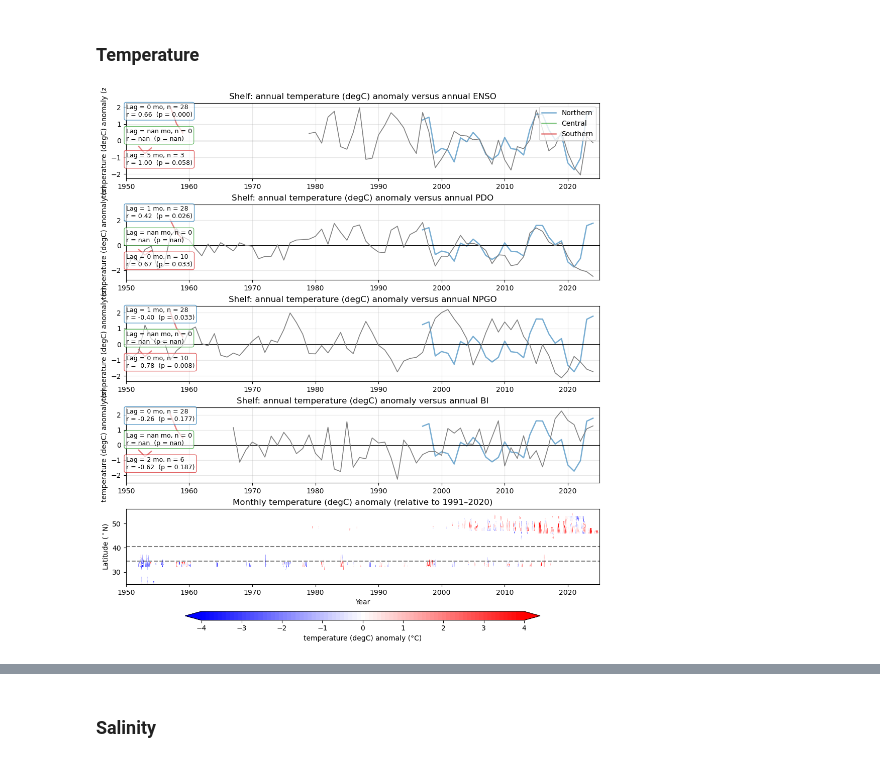
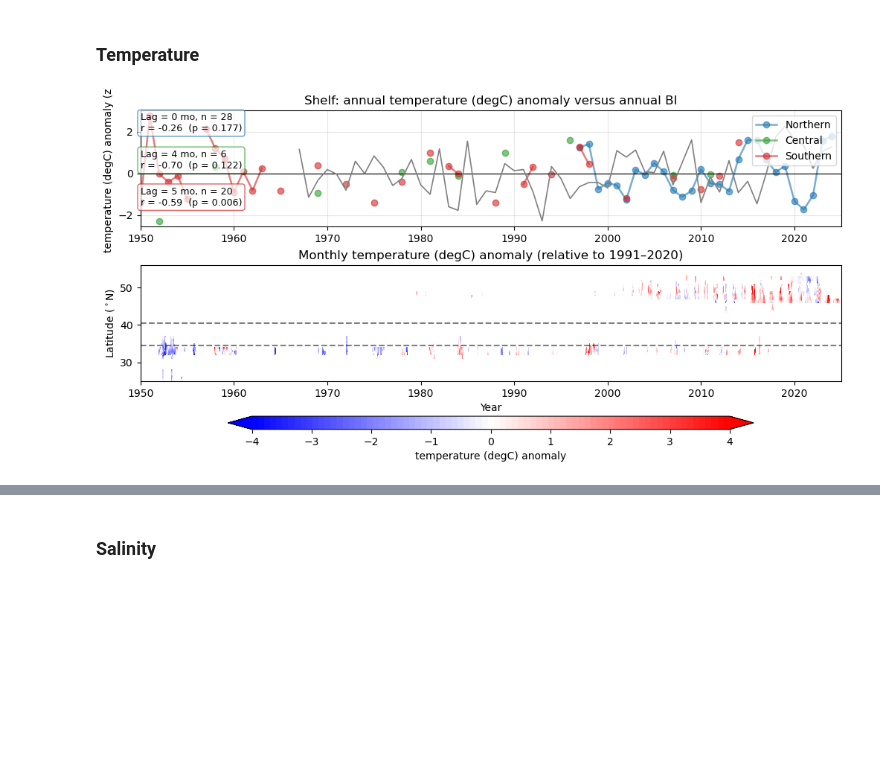
Before and after one commit to UBC-MOAD/analysis-becca, a Jupyter notebook: Synthesis/NaturalVariability_meanyear.ipynb, the cells around one changed output, grey strips where cells are left out. Saved outputs shown, nothing was run; the diff lists cells and outputs as text; code cells hidden in the pictures; blank space fills up the shorter version.

Commit message:
BI correlation and CC split, functionised some plotting

```diff
--- a/Synthesis/NaturalVariability_meanyear.ipynb
+++ b/Synthesis/NaturalVariability_meanyear.ipynb
@@ -191,5 +103,7 @@ bi = pd.read_csv(
 # %% [markdown]
 ## Functions
+# %%
+min_months = 6
 # %%
 # ---------- helpers ----------
 def _ensure_numeric(df, cols):
@@ -384,12 +448,8 @@ def annualize_for_plot(anom_1d_monthly, t_month, *, lag_months=0, min_months_per
 # %% [markdown]
 ### Temperature
 # %%
-
 obs_used = obs_shelf.copy()
 variable_str = 'temperature (degC)'
-
-start_yr = int(np.nanmin(obs_used.year[~np.isnan(obs_used[variable_str])]))
-end_yr   = int(np.nanmax(obs_used.year[~np.isnan(obs_used[variable_str])]))
 
 max_dist = np.nanmax(obs_used['latitude (degrees_north)'][~np.isnan(obs_used[variable_str])])
 min_dist = np.nanmin(obs_used['latitude (degrees_north)'][~np.isnan(obs_used[variable_str])])
@@ -400,78 +460,72 @@ dist_edges2 = np.arange(min_dist-0.1, max_dist+0.1, 1)
 base_period = (1991, 2020)
 
 # monthly anomalies needed for month-lagging
-anom_monthly_1, t_month = contour_prep_dist_monthly(
+anom_monthly, t_month = contour_prep_dist_monthly(
     obs_used, start_yr, end_yr, dist_edges1,
     variable_str, base_period=base_period, min_samples_per_cell=3
 )
 
 # ---------- plot ----------
-fig, ax = plt.subplots(5, 1, figsize=(10, 11), constrained_layout=True)
+fig, ax = plt.subplots(2, 1, figsize=(10, 5), constrained_layout=True)
 
-indices_name = ['ENSO', 'PDO', 'NPGO', 'BI']
-indices_ann  = [enso_ann, pdo_ann, npgo_ann, bi]   # <- annual mean indices (must exist)
+# annualize each regional anomaly series for plotting (no lag here; lag is reported in box)
+north_ann, t_year = monthly_anom_to_annual_after_lag(anom_monthly[2], t_month, lag_months=0)
+cent_ann, _  = monthly_anom_to_annual_after_lag(anom_monthly[1], t_month, lag_months=0)
+south_ann, _ = monthly_anom_to_annual_after_lag(anom_monthly[0], t_month, lag_months=0)
 
-# ---- top 3 panels: annual anomalies vs annual indices, but lag in months ----
-for i in range(4):
-    df2_ann = indices_ann[i]
 
-    # annualize each regional anomaly series for plotting (no lag here; lag is reported in box)
-    t_year, north_ann = annualize_for_plot(anom_monthly_1[2], t_month, lag_months=0, min_months_per_year=9)
-    _,      cent_ann  = annualize_for_plot(anom_monthly_1[1], t_month, lag_months=0, min_months_per_year=9)
-    _,      south_ann = annualize_for_plot(anom_monthly_1[0], t_month, lag_months=0, min_months_per_year=9)
+ax[0].plot(t_year, zscore(north_ann, nan_policy='omit'),
+               color='tab:blue', marker='o',lw=1.8, alpha=0.6, label='Northern')
+ax[0].plot(t_year, zscore(cent_ann, nan_policy='omit'),
+               color='tab:green', marker='o',lw=1.8, alpha=0.6, label='Central')
+ax[0].plot(t_year, zscore(south_ann, nan_policy='omit'),
+               color='tab:red', marker='o', lw=1.8, alpha=0.6, label='Southern')
 
-    ax[i].plot(t_year, zscore(north_ann, nan_policy='omit'),
-               color='tab:blue', lw=1.8, alpha=0.6, label='Northern')
-    ax[i].plot(t_year, zscore(cent_ann, nan_policy='omit'),
-               color='tab:green', lw=1.8, alpha=0.6, label='Central')
-    ax[i].plot(t_year, zscore(south_ann, nan_policy='omit'),
-               color='tab:red', lw=1.8, alpha=0.6, label='Southern')
+ax[0].axhline(0, color='k', lw=0.8)
+ax[0].grid(True, alpha=0.3)
+ax[0].set_xlim(start_yr, end_yr + 1)
+ax[0].set_ylabel(f'{variable_str} anomaly (z)')
+ax[0].set_title(f"Shelf: annual {variable_str} anomaly versus annual BI")
 
-    ax[i].axhline(0, color='k', lw=0.8)
-    ax[i].grid(True, alpha=0.3)
-    ax[i].set_xlim(start_yr, end_yr + 1)
-    ax[i].set_ylabel(f'{variable_str} anomaly (z)')
-    ax[i].set_title(f"Shelf: annual {variable_str} anomaly versus annual {indices_name[i]}")
+# stats boxes (best month-lag, computed on annualized anomalies)
+plot_panel_annual(ax[0], anom_monthly[2], t_month, bi,
+                      max_lag_months=6, colour='tab:blue', xloc=0, yloc=0.82)
+plot_panel_annual(ax[0], anom_monthly[1], t_month, bi,
+                      max_lag_months=6, colour='tab:green', xloc=0, yloc=0.50)
+plot_panel_annual(ax[0], anom_monthly[0], t_month, bi,
+                      max_lag_months=6, colour='tab:red', xloc=0, yloc=0.18)
 
-    # stats boxes (best month-lag, computed on annualized anomalies)
-    plot_panel_annual(ax[i], anom_monthly_1[2], t_month, df2_ann,
-                      max_lag_months=6, colour='tab:blue', xloc=0, yloc=0.82, min_months_per_year=9)
-    plot_panel_annual(ax[i], anom_monthly_1[1], t_month, df2_ann,
-                      max_lag_months=6, colour='tab:green', xloc=0, yloc=0.50, min_months_per_year=9)
-    plot_panel_annual(ax[i], anom_monthly_1[0], t_month, df2_ann,
-                      max_lag_months=6, colour='tab:red', xloc=0, yloc=0.18, min_months_per_year=9)
-
-    # plot annual index (also z-scored to match)
-    ax[i].plot(df2_ann['year'].to_numpy(),
-               zscore(df2_ann['index'].to_numpy(), nan_policy='omit'),
+# plot annual index (also z-scored to match)
+ax[0].plot(bi['year'].to_numpy(),
+               zscore(bi['index'].to_numpy(), nan_policy='omit'),
                color='gray', lw=1.2)
 
 ax[0].legend(loc='upper right')
 
 
 # ---- bottom panel: keep monthly latitude–time contour (still monthly anomalies) ----
 anom_monthly_2, t_month2 = contour_prep_dist_monthly(
     obs_used, start_yr, end_yr, dist_edges2,
     variable_str, base_period=base_period, min_samples_per_cell=3
 )
 
 X, Y = np.meshgrid(t_month2, dist_edges2[:-1])
 vmax = 4
 levels = np.linspace(-vmax, vmax, 80)
-cp = ax[4].contourf(X, Y, anom_monthly_2, levels=levels, cmap='bwr', extend='both')
+cp = ax[1].contourf(X, Y, anom_monthly_2, levels=levels, cmap='bwr', extend='both')
 
-ax[4].set_xlim(start_yr, end_yr + 1)
-ax[4].set_xlabel('Year')
-ax[4].set_ylabel('Latitude ($^\\circ$N)')
-ax[4].plot([start_yr, end_yr + 1], [34.45, 34.45], 'k--', alpha=0.5)
-ax[4].plot([start_yr, end_yr + 1], [40.44, 40.44], 'k--', alpha=0.5)
-ax[4].set_title(f"Monthly {variable_str} anomaly (relative to {base_period[0]}–{base_period[1]})")
+ax[1].set_xlim(start_yr, end_yr + 1)
+ax[1].set_xlabel('Year')
+ax[1].set_ylabel('Latitude ($^\\circ$N)')
+ax[1].plot([start_yr, end_yr + 1], [34.45, 34.45], 'k--', alpha=0.5)
+ax[1].plot([start_yr, end_yr + 1], [40.44, 40.44], 'k--', alpha=0.5)
+ax[1].set_title(f"Monthly {variable_str} anomaly (relative to {base_period[0]}–{base_period[1]})")
 
 cbar = fig.colorbar(cp, ax=ax, orientation='horizontal', pad=0.01,
                     aspect=40, shrink=0.75, ticks=np.arange(-vmax, vmax+1))
-cbar.set_label(f'{variable_str} anomaly (°C)')
+cbar.set_label(f'{variable_str} anomaly')
 # %% [output]
-[figure, old version]
+[figure, new version]
 # %%
 
 obs_used = obs_cuc.copy()
```
Also changed, not shown: parts of 15 cells of this notebook, 1 other file.
